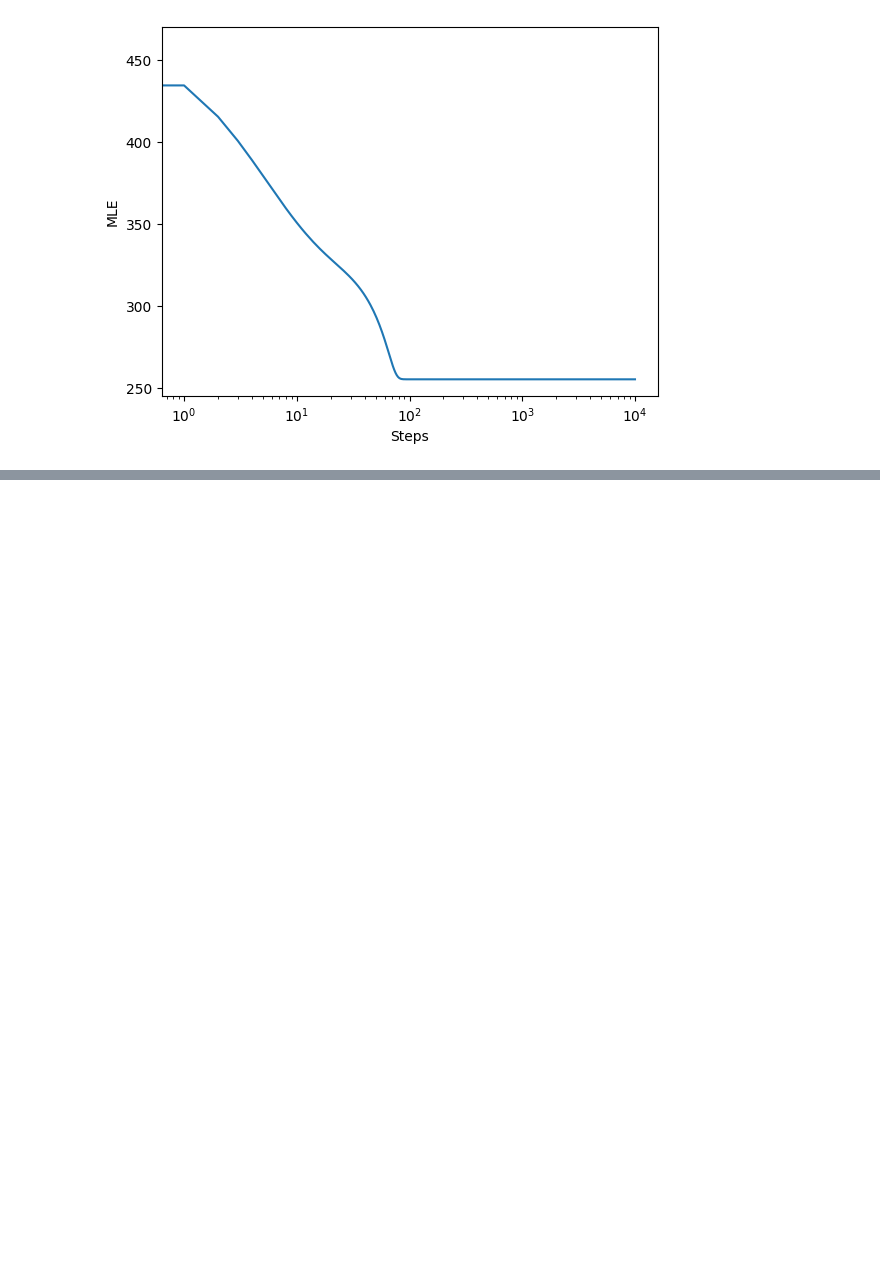
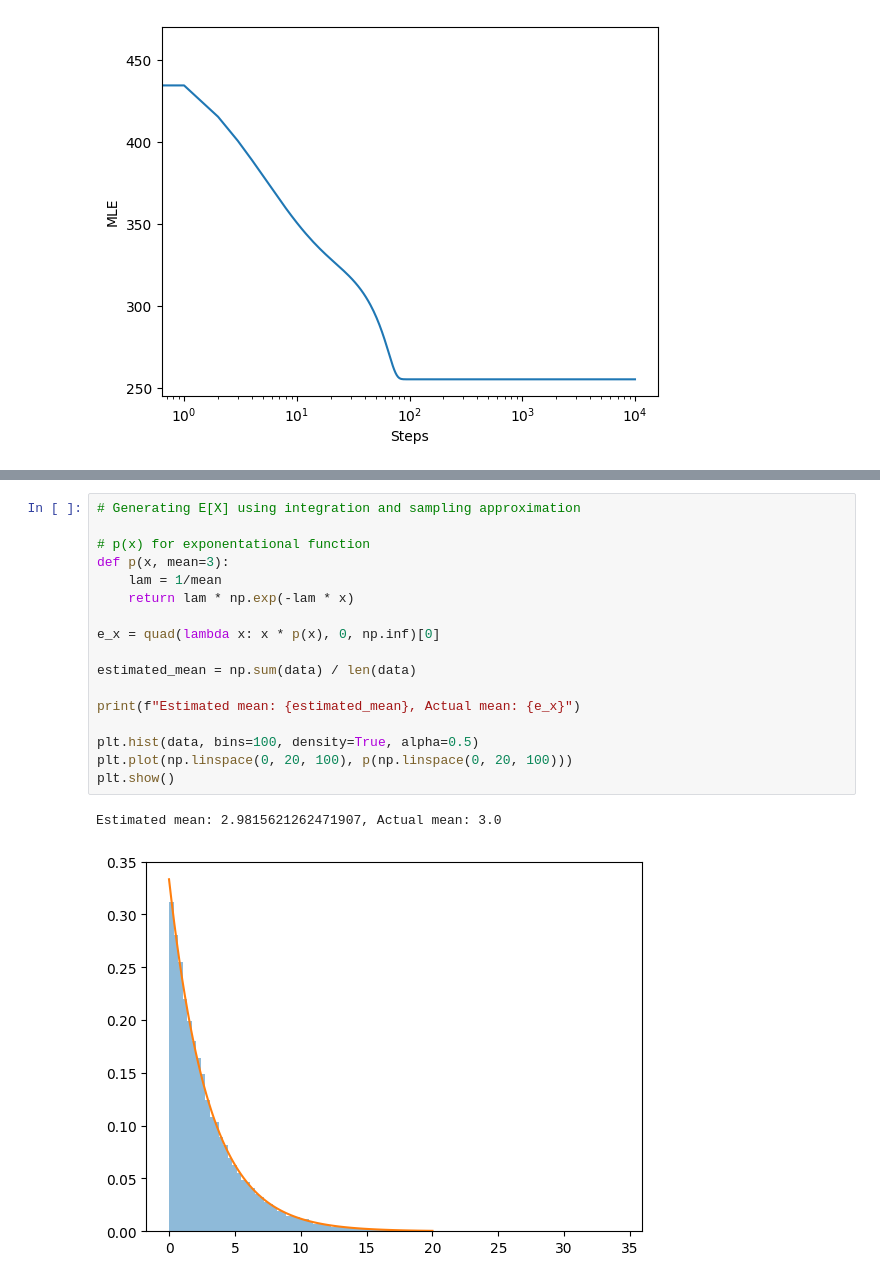
Before and after one commit to wfsooner/WF_Quant_Practice, a Jupyter notebook: 1.8 Maximum Likelihood.ipynb, the cells around one changed output, grey strips where cells are left out. Cells and saved outputs as stored; diff of their text form; blank space fills up the shorter version.

```diff
--- a/1.8 Maximum Likelihood.ipynb
+++ b/1.8 Maximum Likelihood.ipynb
@@ -85,0 +114,20 @@ Part 2 of the lecture below
+# %%
+# Generating E[X] using integration and sampling approximation
+
+# p(x) for exponentational function
+def p(x, mean=3):
+    lam = 1/mean
+    return lam * np.exp(-lam * x)
+
+e_x = quad(lambda x: x * p(x), 0, np.inf)[0]
+
+estimated_mean = np.sum(data) / len(data)
+
+print(f"Estimated mean: {estimated_mean}, Actual mean: {e_x}")
+
+plt.hist(data, bins=100, density=True, alpha=0.5)
+plt.plot(np.linspace(0, 20, 100), p(np.linspace(0, 20, 100)))
+plt.show()
+# %% [output]
+Estimated mean: 2.9815621262471907, Actual mean: 3.0
+[figure, added]
```
Also changed, not shown: parts of 5 cells of this notebook, 1 other file.
